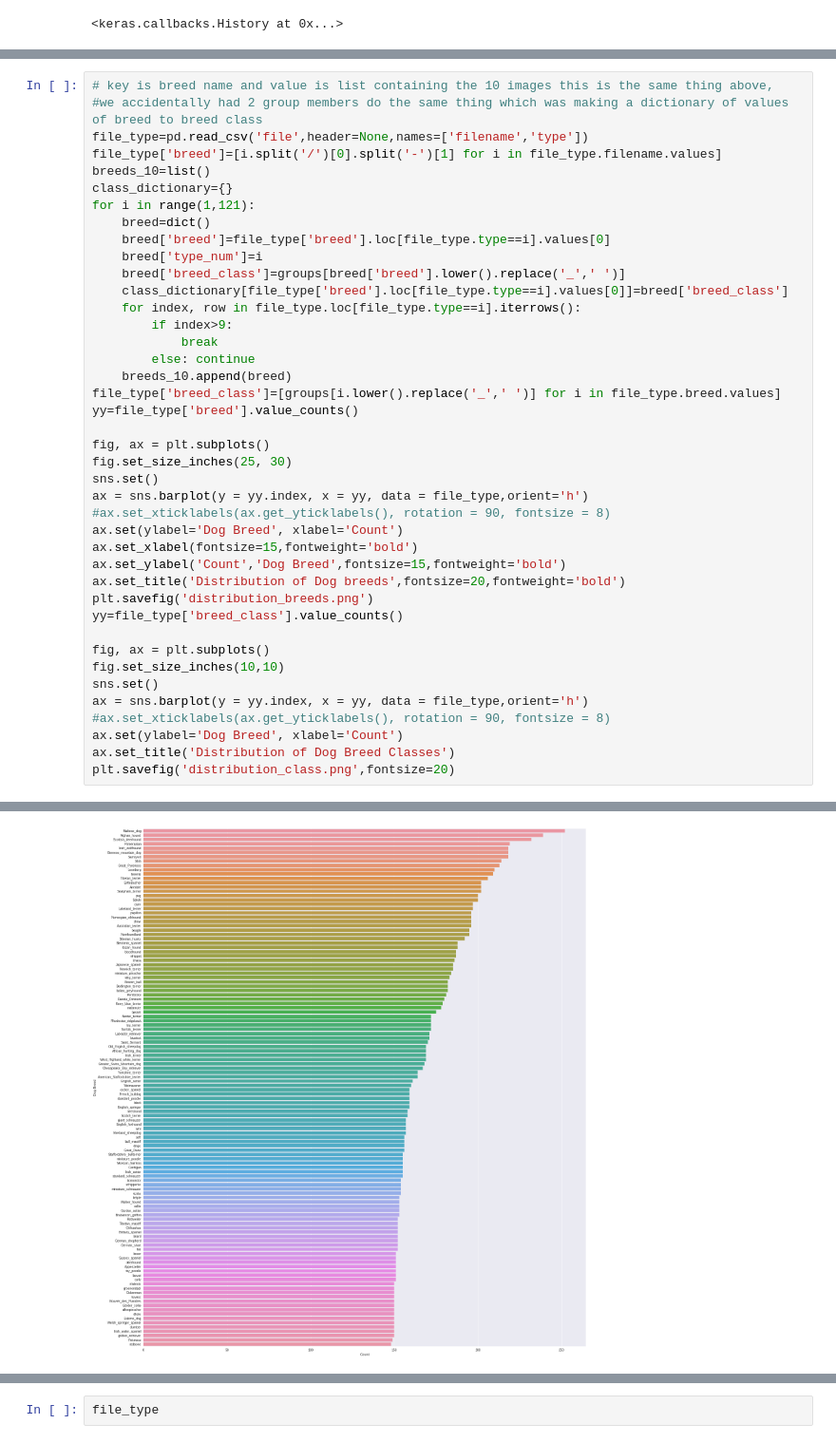
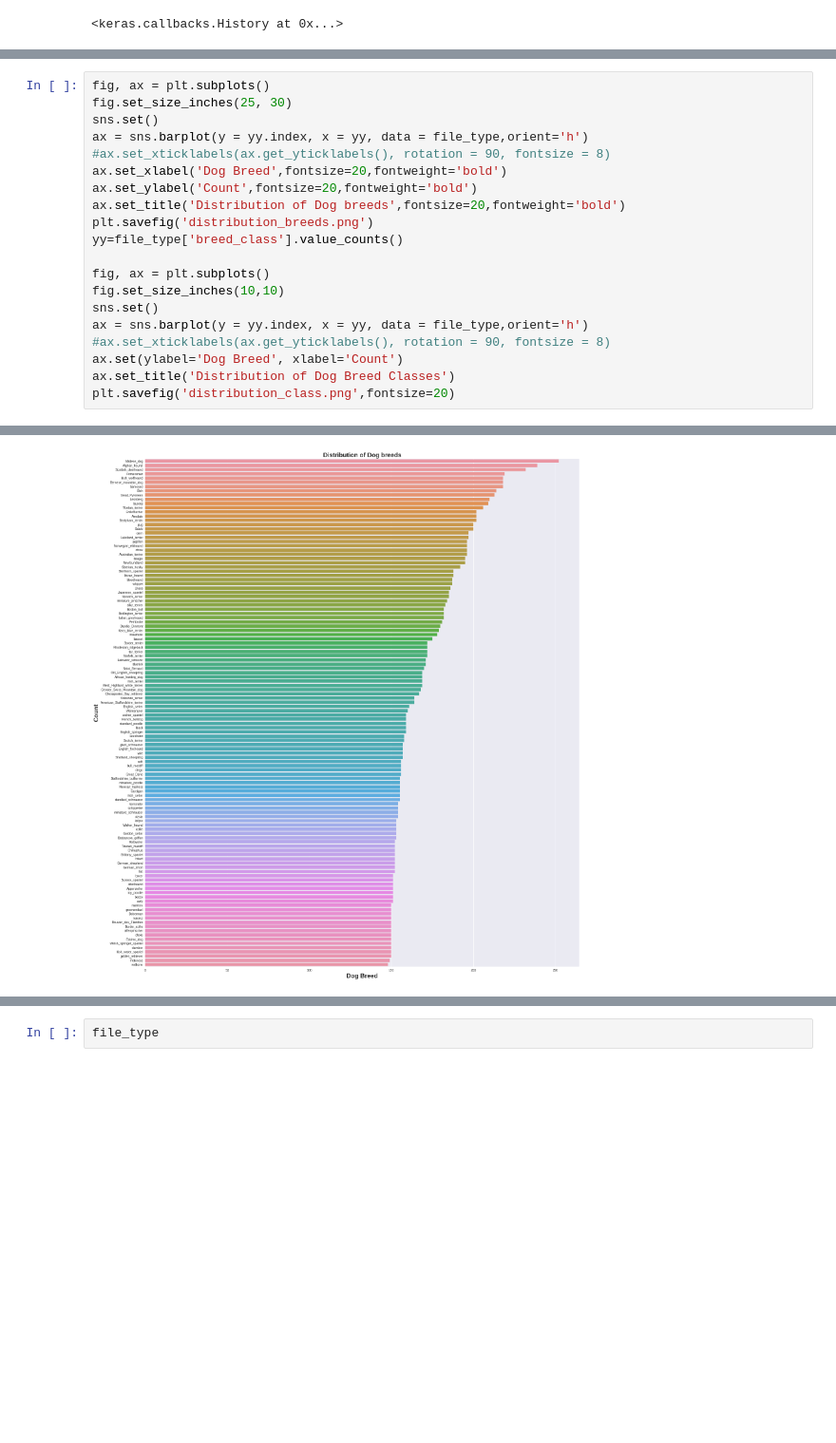
Before and after one commit to ayshaw/Dog-Breed-Project, a Jupyter notebook: milestone_3.ipynb, the cells around one changed output, grey strips where cells are left out. Shown at 95% size. Cells and saved outputs as stored; diff of their text form; blank space fills up the shorter version.

```diff
--- a/milestone_3.ipynb
+++ b/milestone_3.ipynb
@@ -342,32 +385,11 @@ Epoch 15/15
 # %%
-# key is breed name and value is list containing the 10 images this is the same thing above,
-#we accidentally had 2 group members do the same thing which was making a dictionary of values of breed to breed class
-file_type=pd.read_csv('file',header=None,names=['filename','type'])
-file_type['breed']=[i.split('/')[0].split('-')[1] for i in file_type.filename.values]
-breeds_10=list()
-class_dictionary={}
-for i in range(1,121):
-    breed=dict()
-    breed['breed']=file_type['breed'].loc[file_type.type==i].values[0]
-    breed['type_num']=i
-    breed['breed_class']=groups[breed['breed'].lower().replace('_',' ')]
-    class_dictionary[file_type['breed'].loc[file_type.type==i].values[0]]=breed['breed_class']
-    for index, row in file_type.loc[file_type.type==i].iterrows():
-        if index>9:
-            break
-        else: continue
-    breeds_10.append(breed)
-file_type['breed_class']=[groups[i.lower().replace('_',' ')] for i in file_type.breed.values]
-yy=file_type['breed'].value_counts()
-
 fig, ax = plt.subplots()
 fig.set_size_inches(25, 30)
 sns.set()
 ax = sns.barplot(y = yy.index, x = yy, data = file_type,orient='h')
 #ax.set_xticklabels(ax.get_yticklabels(), rotation = 90, fontsize = 8)
-ax.set(ylabel='Dog Breed', xlabel='Count')
-ax.set_xlabel(fontsize=15,fontweight='bold')
-ax.set_ylabel('Count','Dog Breed',fontsize=15,fontweight='bold')
+ax.set_xlabel('Dog Breed',fontsize=20,fontweight='bold')
+ax.set_ylabel('Count',fontsize=20,fontweight='bold')
 ax.set_title('Distribution of Dog breeds',fontsize=20,fontweight='bold')
 plt.savefig('distribution_breeds.png')
 yy=file_type['breed_class'].value_counts()
@@ -385 +406 @@ TypeError: set_xlabel() missing 1 required positional argument: 'xlabel'
-[figure, old version]
+[figure, new version]
```
Also changed, not shown: parts of 5 cells of this notebook.
